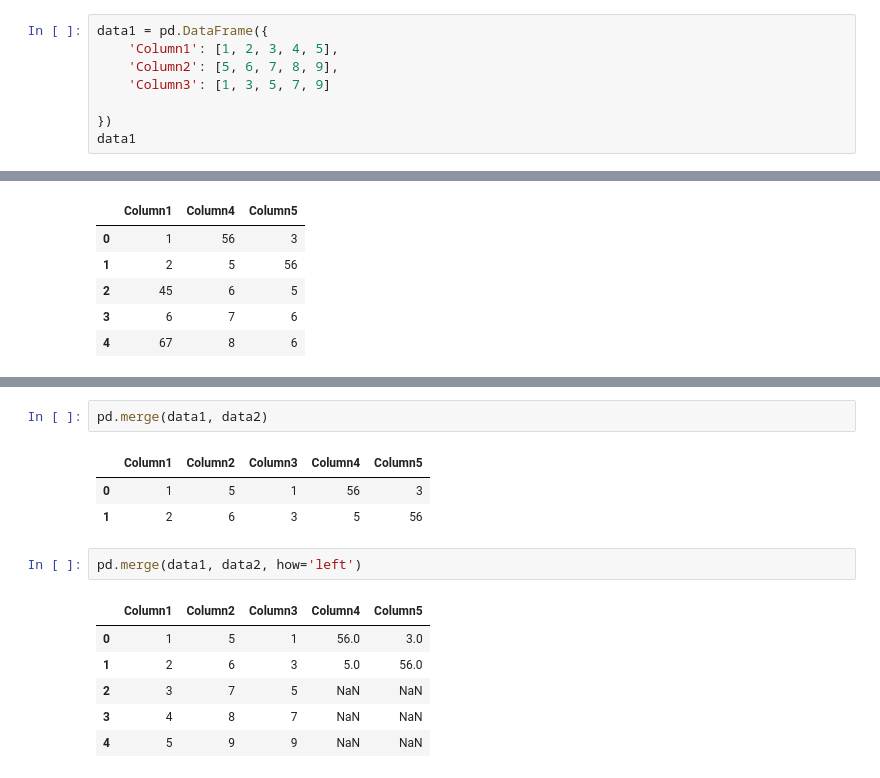
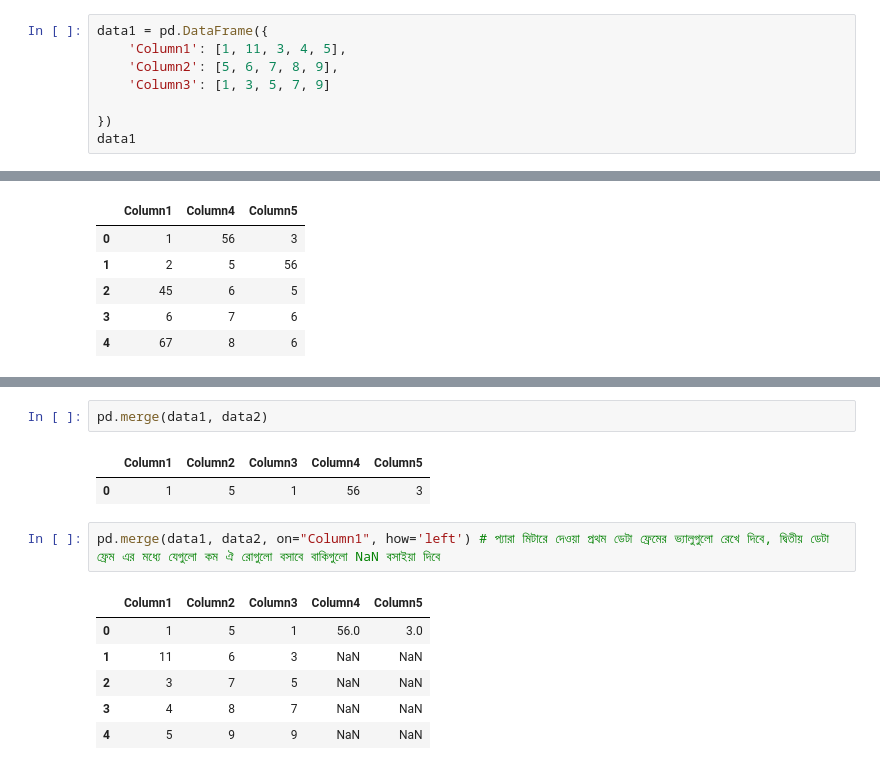
Before and after one commit to AlSaimun/Phitron-AIML, a Jupyter notebook: Pandas practice/pandas-advanced.ipynb, the cells around one changed output, grey strips where cells are left out. Drawn from its saved outputs; the diff is of its cells as text.

```diff
--- a/Pandas practice/pandas-advanced.ipynb
+++ b/Pandas practice/pandas-advanced.ipynb
@@ -279,7 +279,7 @@ group.count()
 | Workplace Rights | 1 | 1 | 1 |
 # %%
 data1 = pd.DataFrame({
-    'Column1': [1, 2, 3, 4, 5],
+    'Column1': [1, 11, 3, 4, 5],
     'Column2': [5, 6, 7, 8, 9],
     'Column3': [1, 3, 5, 7, 9]
 
@@ -320,13 +311,12 @@ pd.merge(data1, data2)
 # %% [output]
 |  | Column1 | Column2 | Column3 | Column4 | Column5 |
 | 0 | 1 | 5 | 1 | 56 | 3 |
-| 1 | 2 | 6 | 3 | 5 | 56 |
 # %%
-pd.merge(data1, data2, how='left')
+pd.merge(data1, data2, on="Column1", how='left') # প্যারা মিটারে দেওয়া প্রথম ডেটা ফ্রেমের ভ্যালুগুলো রেখে দিবে, দ্বিতীয় ডেটা ফ্রেম এর মধ্যে যেগুলো কম ঐ রোগুলো বসাবে বাকিগুলো NaN বসাইয়া দিবে
 # %% [output]
 |  | Column1 | Column2 | Column3 | Column4 | Column5 |
 | 0 | 1 | 5 | 1 | 56.0 | 3.0 |
-| 1 | 2 | 6 | 3 | 5.0 | 56.0 |
+| 1 | 11 | 6 | 3 | NaN | NaN |
 | 2 | 3 | 7 | 5 | NaN | NaN |
 | 3 | 4 | 8 | 7 | NaN | NaN |
 | 4 | 5 | 9 | 9 | NaN | NaN |
```
Also changed, not shown: parts of 26 cells of this notebook, 10 other files.
